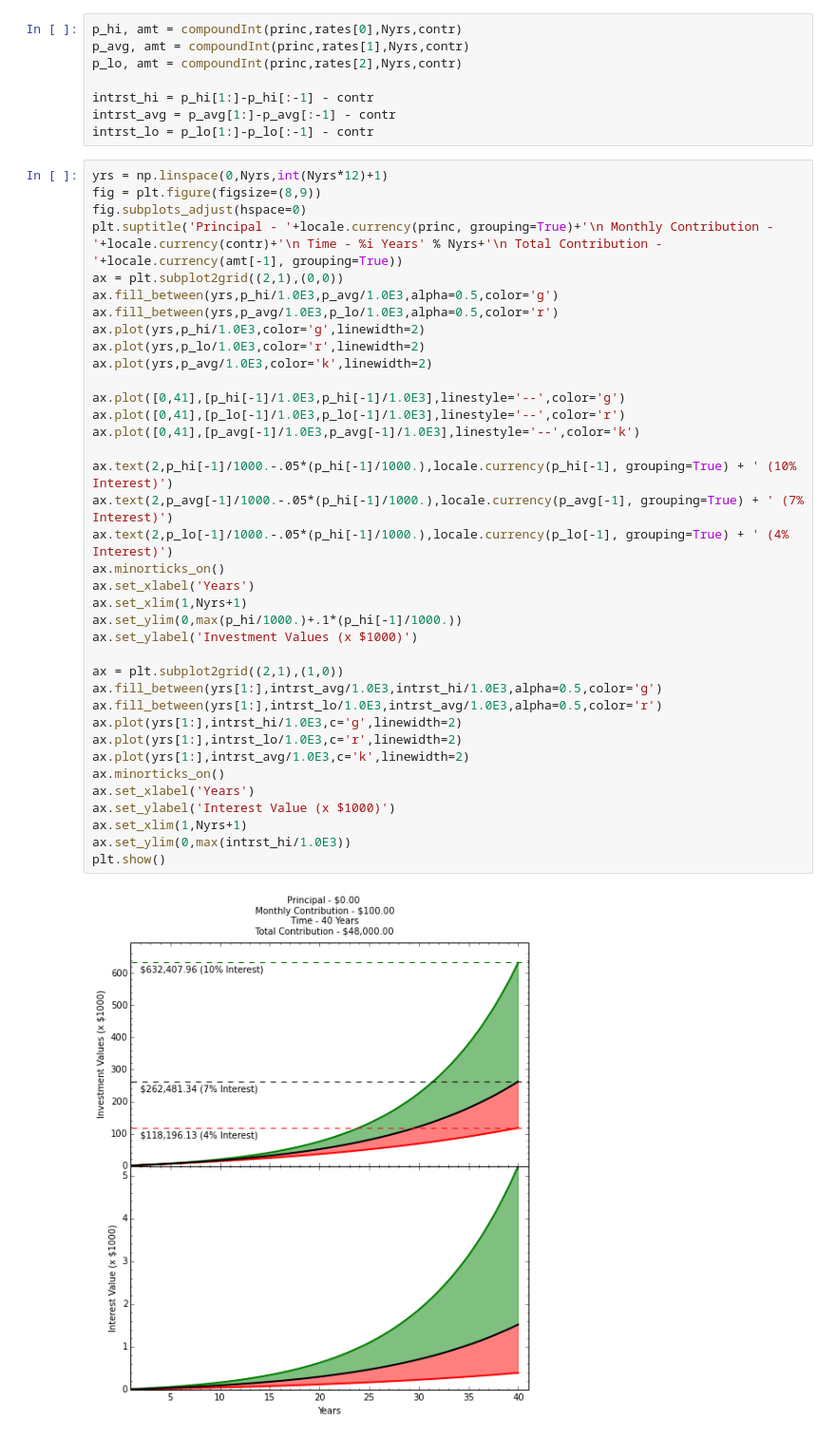
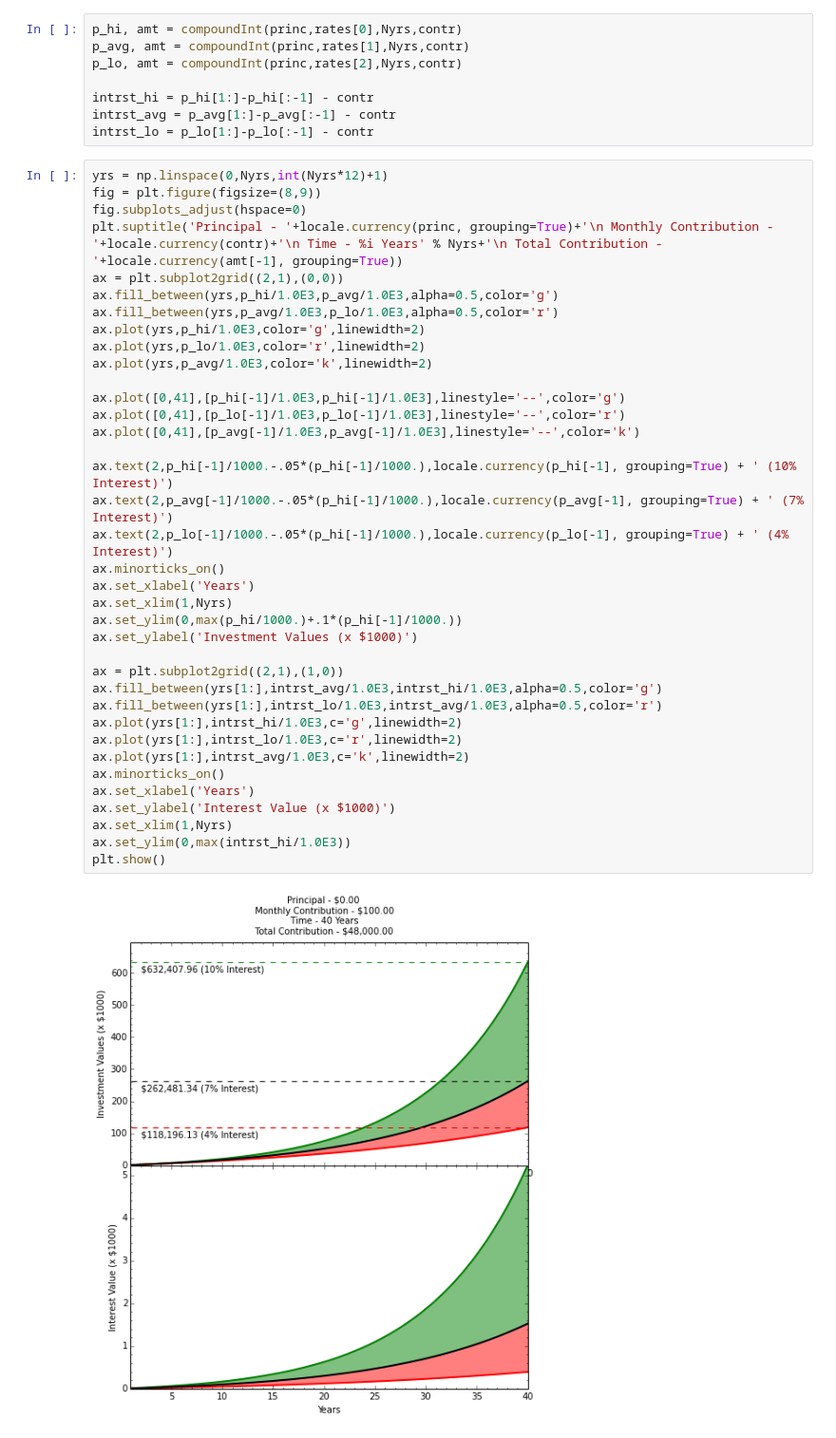
Before and after one commit to nhuntwalker/mystuff, a Jupyter notebook: blog/interestPost/interestCalc.ipynb, the cells around one changed output. Shown at 95% size. Cells and saved outputs as stored; diff of their text form.

```diff
--- a/blog/interestPost/interestCalc.ipynb
+++ b/blog/interestPost/interestCalc.ipynb
@@ -82,36 +82,36 @@ ax = plt.subplot2grid((2,1),(0,0))
 ax.fill_between(yrs,p_hi/1.0E3,p_avg/1.0E3,alpha=0.5,color='g')
 ax.fill_between(yrs,p_avg/1.0E3,p_lo/1.0E3,alpha=0.5,color='r')
 ax.plot(yrs,p_hi/1.0E3,color='g',linewidth=2)
 ax.plot(yrs,p_lo/1.0E3,color='r',linewidth=2)
 ax.plot(yrs,p_avg/1.0E3,color='k',linewidth=2)
 
 ax.plot([0,41],[p_hi[-1]/1.0E3,p_hi[-1]/1.0E3],linestyle='--',color='g')
 ax.plot([0,41],[p_lo[-1]/1.0E3,p_lo[-1]/1.0E3],linestyle='--',color='r')
 ax.plot([0,41],[p_avg[-1]/1.0E3,p_avg[-1]/1.0E3],linestyle='--',color='k')
 
 ax.text(2,p_hi[-1]/1000.-.05*(p_hi[-1]/1000.),locale.currency(p_hi[-1], grouping=True) + ' (10% Interest)')
 ax.text(2,p_avg[-1]/1000.-.05*(p_hi[-1]/1000.),locale.currency(p_avg[-1], grouping=True) + ' (7% Interest)')
 ax.text(2,p_lo[-1]/1000.-.05*(p_hi[-1]/1000.),locale.currency(p_lo[-1], grouping=True) + ' (4% Interest)')
 ax.minorticks_on()
 ax.set_xlabel('Years')
-ax.set_xlim(1,Nyrs+1)
+ax.set_xlim(1,Nyrs)
 ax.set_ylim(0,max(p_hi/1000.)+.1*(p_hi[-1]/1000.))
 ax.set_ylabel('Investment Values (x $1000)')
 
 ax = plt.subplot2grid((2,1),(1,0))
 ax.fill_between(yrs[1:],intrst_avg/1.0E3,intrst_hi/1.0E3,alpha=0.5,color='g')
 ax.fill_between(yrs[1:],intrst_lo/1.0E3,intrst_avg/1.0E3,alpha=0.5,color='r')
 ax.plot(yrs[1:],intrst_hi/1.0E3,c='g',linewidth=2)
 ax.plot(yrs[1:],intrst_lo/1.0E3,c='r',linewidth=2)
 ax.plot(yrs[1:],intrst_avg/1.0E3,c='k',linewidth=2)
 ax.minorticks_on()
 ax.set_xlabel('Years')
 ax.set_ylabel('Interest Value (x $1000)')
-ax.set_xlim(1,Nyrs+1)
+ax.set_xlim(1,Nyrs)
 ax.set_ylim(0,max(intrst_hi/1.0E3))
 plt.show()
 # %% [output]
-[figure, old version]
+[figure, new version]
 # %%
 mask_hi = np.where(p_hi-amt > amt)[0]
 mask_avg = np.where(p_avg-amt > amt)[0]
```
Also changed, not shown: parts of 1 cell of this notebook, 14 other files.
